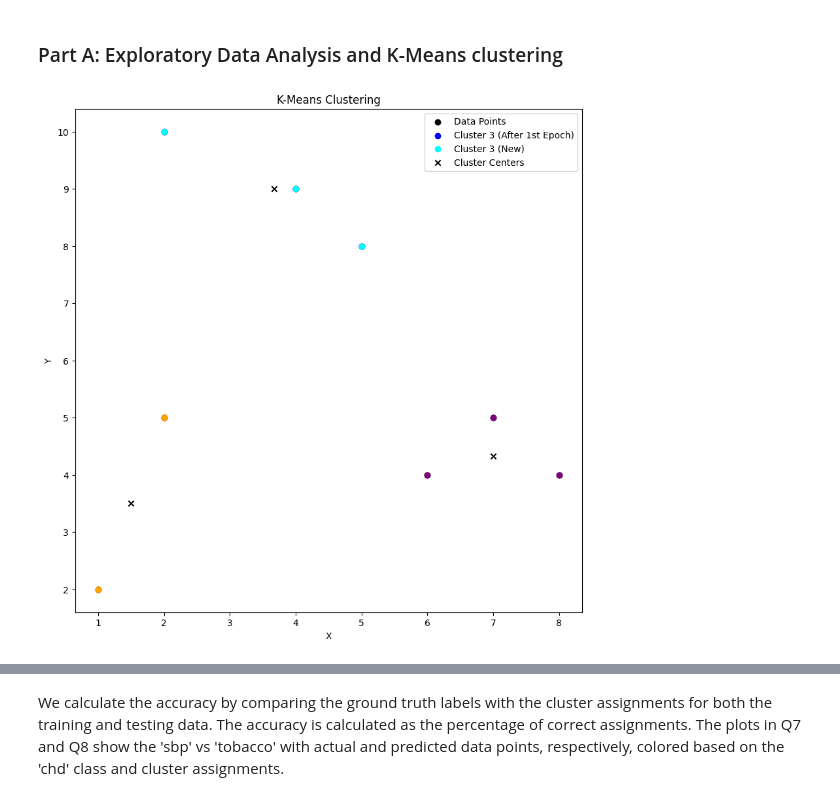
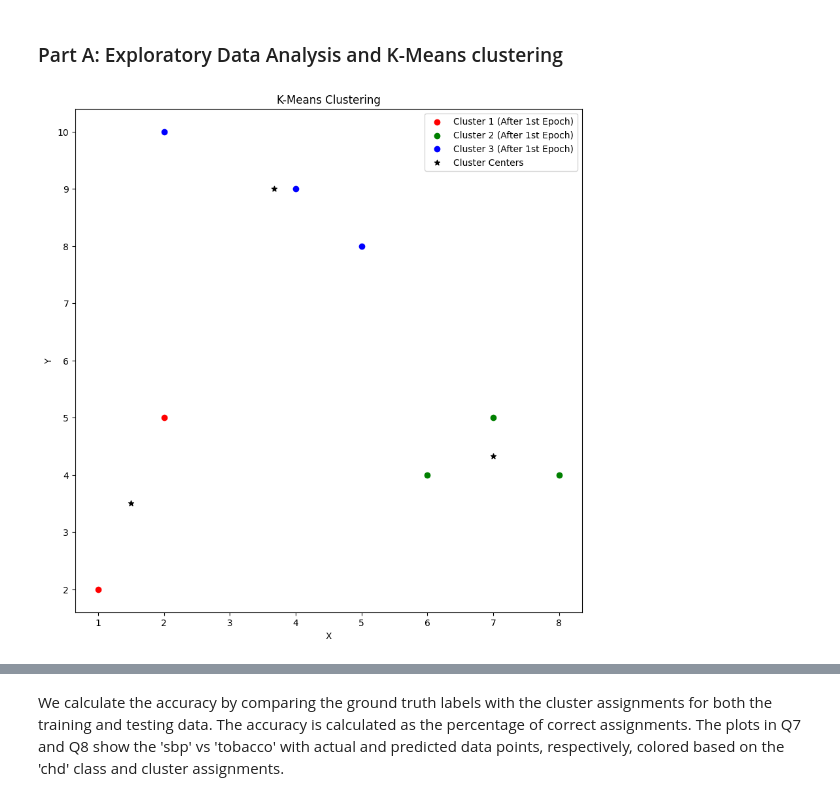
Before and after one commit to janakan2466/ml-samples, a Jupyter notebook: Janakan_Sivaloganathan_Lab_3.ipynb, the cells around one changed output, grey strips where cells are left out. Drawn from its saved outputs; the diff is of its cells as text; code cells hidden in the pictures.

```diff
--- a/Janakan_Sivaloganathan_Lab_3.ipynb
+++ b/Janakan_Sivaloganathan_Lab_3.ipynb
@@ -17,13 +20,15 @@ import seaborn as sns
 import math
 # %%
 # Dataset 1
-data = np.array([[2, 10], [2, 5], [8, 4], [5, 8], [7, 5], [6, 4], [1, 2], [4, 9]])
+dataset_1 = np.array([[2, 10], [2, 5], [8, 4], [5, 8], [7, 5], [6, 4], [1, 2], [4, 9]])
 
 # Dataset 2
-df = pd.read_csv('https://raw.githubusercontent.com/tofighi/MachineLearning/master/datasets/heart.csv')
+df = pd.read_csv(
+    "https://raw.githubusercontent.com/tofighi/MachineLearning/master/datasets/heart.csv"
+)
 df.head()
 
-initial_centers = np.array([data[1], data[2], data[7]])
+initial_centers = np.array([dataset_1[1], dataset_1[2], dataset_1[7]])
 
 df_test = df[:300]
 df_actual = df[300:]
@@ -55,14 +76,12 @@ plt.show()
 def assign_clusters(data, centers):
     num_points = data.shape[0]
     distances = np.zeros((num_points, len(centers)))
-
     for i in range(num_points):
         for j, center in enumerate(centers):
             distances[i, j] = np.linalg.norm(data[i] - center)
+    cluster_assignments = np.argmin(distances, axis=1)
+    return cluster_assignments
 
-    cluster_assignments = np.argmin(distances, axis=1)
-
-    return cluster_assignments
 
 # Update the cluster centers
 def update_centers(data, cluster_assignments, k):
@@ -75,6 +94,7 @@ def update_centers(data, cluster_assignments, k):
 
     return centers
 
+
 # K-Means algorithm for one epoch
 def kmeans_one_epoch(data, initial_centers):
     centers = initial_centers.copy()
@@ -84,77 +104,82 @@ def kmeans_one_epoch(data, initial_centers):
     centers = update_centers(data, cluster_assignments, len(initial_centers))
     return cluster_assignments, centers
 
+
 # K-Means algorithm for multiple epochs until convergence
-def kmeans(data, initial_centers):
+def kmeans_1(data, initial_centers):
     centers = initial_centers.copy()
     num_epochs = 0
     converged = False
     cluster_assignments_prev = None
+
     while not converged:
         # Assign data points to clusters
         cluster_assignments = assign_clusters(data, centers)
+
         # Check convergence
         if np.array_equal(cluster_assignments, cluster_assignments_prev):
             converged = True
+        print(centers)
         # Update cluster centers
         centers = update_centers(data, cluster_assignments, len(initial_centers))
         # Print cluster assignments for each epoch
-        print(f"Epoch {num_epochs + 1}:")
+        # print(f"Epoch {num_epochs + 1}:")
         for i, point in enumerate(data):
             cluster = cluster_assignments[i] + 1
-            print(f"Point {i+1} - Cluster {cluster}")
+            # print(f"Point {i+1} - Cluster {cluster}")
+
         # Increment epoch counter
         num_epochs += 1
         cluster_assignments_prev = cluster_assignments.copy()
+
     return cluster_assignments, centers, num_epochs
 
 
+cluster_assignments, centers = kmeans_one_epoch(dataset_1, initial_centers)
+
 # Run K-Means algorithm for one epoch
-cluster_assignments, centers = kmeans_one_epoch(data, initial_centers)
+# Q3. Plotting
+plt.figure(figsize=(10, 10))
 
-# Plotting
-plt.figure(figsize=(10, 10))
-plt.scatter(data[:, 0], data[:, 1], color='black', label='Data Points')
-# Plotting clusters after the first epoch
-for i, point in enumerate(data):
-    if cluster_assignments[i] == 0:
-        plt.scatter(point[0], point[1], color='red', label='Cluster 1 (After 1st Epoch)' if i == 0 else None)
-    elif cluster_assignments[i] == 1:
-        plt.scatter(point[0], point[1], color='green', label='Cluster 2 (After 1st Epoch)' if i == 0 else None)
-    else:
-        plt.scatter(point[0], point[1], color='blue', label='Cluster 3 (After 1st Epoch)' if i == 0 else None)
-# Initialize cluster centers with seeds A2, A3, and A8
-initial_centers = np.array([data[1], data[2], data[7]])
-# Run K-Means algorithm for one epoch with new seeds
-cluster_assignments, centers = kmeans_one_epoch(data, initial_centers)
-# Plotting new clusters (Q3.)
-for i, point in enumerate(data):
-    if cluster_assignments[i] == 0:
-        plt.scatter(point[0], point[1], color='orange', label='Cluster 1 (New)' if i == 0 else None)
-    elif cluster_assignments[i] == 1:
-        plt.scatter(point[0], point[1], color='purple', label='Cluster 2 (New)' if i == 0 else None)
-    else:
-        plt.scatter(point[0], point[1], color='cyan', label='Cluster 3 (New)' if i == 0 else None)
-plt.scatter(centers[:, 0], centers[:, 1], color='black', marker='x', label='Cluster Centers')
-plt.xlabel('X')
-plt.ylabel('Y')
-plt.title('K-Means Clustering')
+# Separate data points by cluster assignment
+cluster_1 = dataset_1[cluster_assignments == 0]
+cluster_2 = dataset_1[cluster_assignments == 1]
+cluster_3 = dataset_1[cluster_assignments == 2]
+
+# Plot each cluster with a different color and label
+plt.scatter(
+    cluster_1[:, 0], cluster_1[:, 1], color="red", label="Cluster 1 (After 1st Epoch)"
+)
+plt.scatter(
+    cluster_2[:, 0], cluster_2[:, 1], color="green", label="Cluster 2 (After 1st Epoch)"
+)
+plt.scatter(
+    cluster_3[:, 0], cluster_3[:, 1], color="blue", label="Cluster 3 (After 1st Epoch)"
+)
+
+# Plot cluster centers
+plt.scatter(
+    centers[:, 0], centers[:, 1], color="black", marker="*", label="Cluster Centers"
+)
+
+plt.xlabel("X")
+plt.ylabel("Y")
+plt.title("K-Means Clustering")
 plt.legend()
 plt.show()
-
 
 # Q1. The new clusters (examples belonging to each cluster)
 new_clusters = []
 for i in range(len(initial_centers)):
-    new_clusters.append(data[cluster_assignments == i])
+    new_clusters.append(dataset_1[cluster_assignments == i])
 
 for i, cluster in enumerate(new_clusters):
-    print(f"Cluster {i+1} \n Examples: \n {cluster}")
+    print(f"Cluster {i+1}: {cluster}")
 
 
 # Q2. The centers of the new clusters
-print("Centers of the New Clusters:")
+print("Centroids:")
 for i, center in enumerate(centers):
-    print(f"Cluster {i+1} Center: {center}")
+    print(f"Cluster {i+1} centroid: {center}")
 # %% [output]
-[figure, old version]
+[figure, new version]
```
Also changed, not shown: parts of 17 cells of this notebook.
